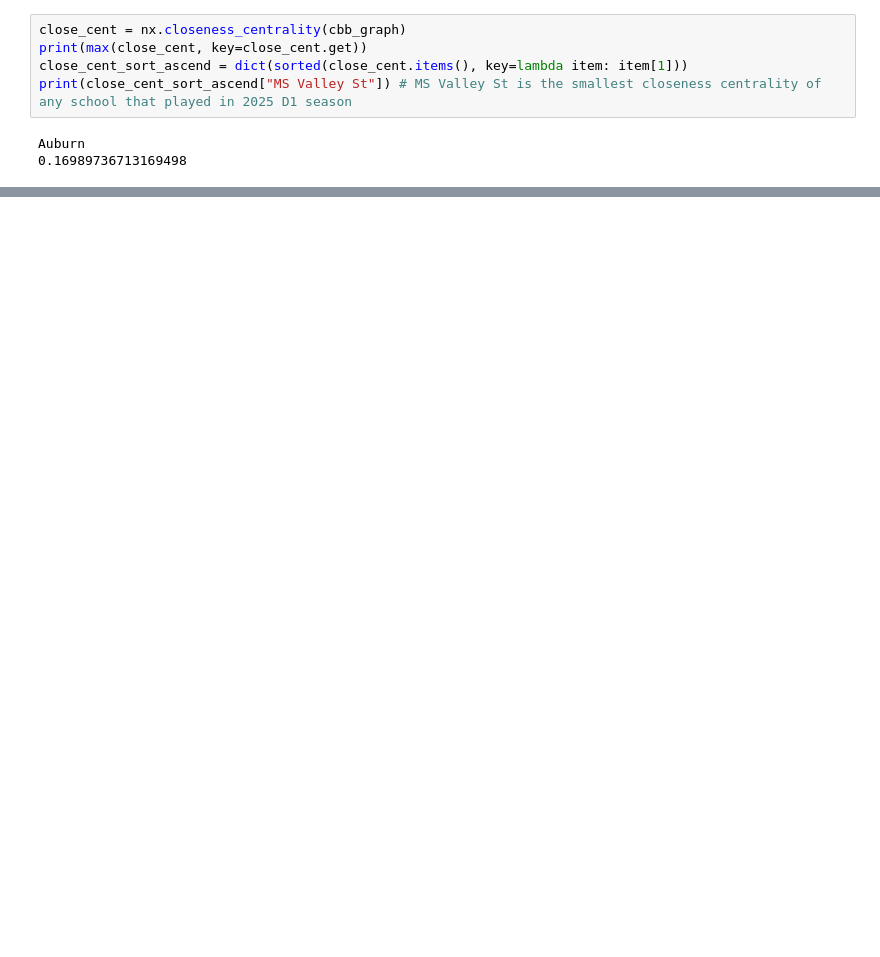
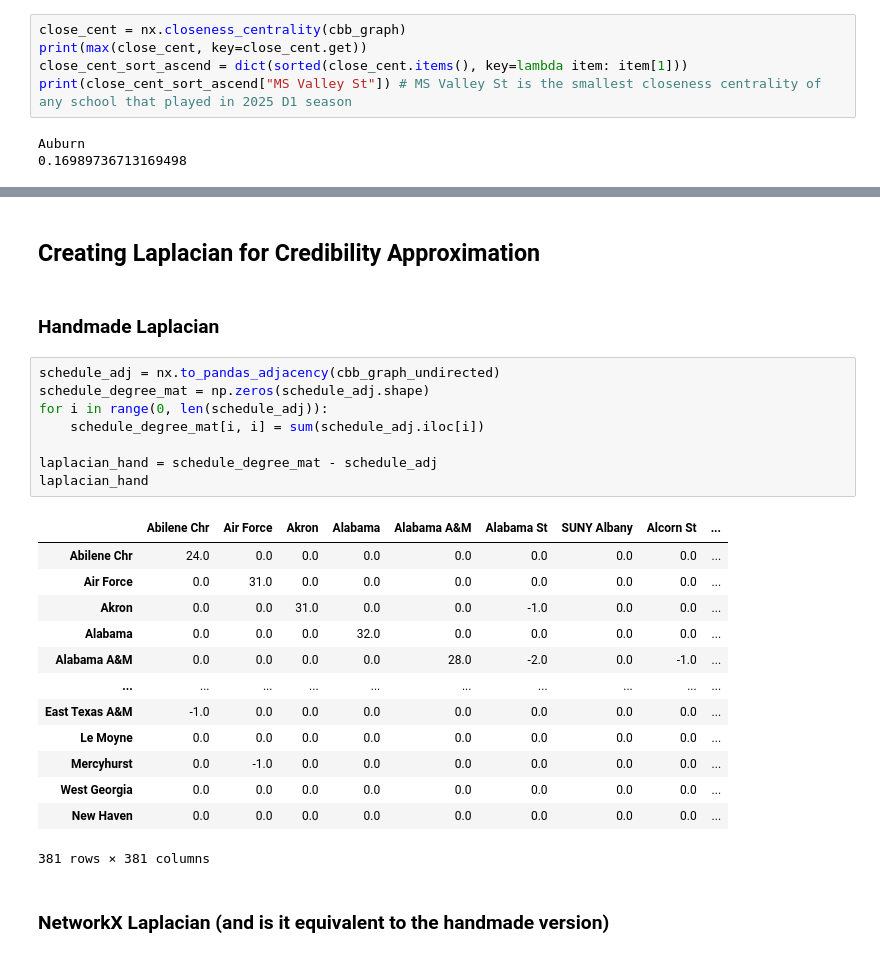
Before and after one commit to JayGode/Math-168-Final-Project, a Jupyter notebook: CBB_Network_Rankings.ipynb, the cells around one changed output, grey strips where cells are left out. Drawn from its saved outputs; the diff is of its cells as text; blank space fills up the shorter version.

```diff
--- a/CBB_Network_Rankings.ipynb
+++ b/CBB_Network_Rankings.ipynb
@@ -120,0 +143,28 @@ Wichita St
+# %% [markdown]
+## Creating Laplacian for Credibility Approximation
+# %% [markdown]
+### Handmade Laplacian
+# %%
+schedule_adj = nx.to_pandas_adjacency(cbb_graph_undirected)
+schedule_degree_mat = np.zeros(schedule_adj.shape)
+for i in range(0, len(schedule_adj)):
+    schedule_degree_mat[i, i] = sum(schedule_adj.iloc[i])
+
+laplacian_hand = schedule_degree_mat - schedule_adj
+laplacian_hand
+# %% [output]
+|  | Abilene Chr | Air Force | Akron | Alabama | Alabama A&M | Alabama St | SUNY Albany | Alcorn St | ... |
+| Abilene Chr | 24.0 | 0.0 | 0.0 | 0.0 | 0.0 | 0.0 | 0.0 | 0.0 | ... |
+| Air Force | 0.0 | 31.0 | 0.0 | 0.0 | 0.0 | 0.0 | 0.0 | 0.0 | ... |
+| Akron | 0.0 | 0.0 | 31.0 | 0.0 | 0.0 | -1.0 | 0.0 | 0.0 | ... |
+| Alabama | 0.0 | 0.0 | 0.0 | 32.0 | 0.0 | 0.0 | 0.0 | 0.0 | ... |
+| Alabama A&M | 0.0 | 0.0 | 0.0 | 0.0 | 28.0 | -2.0 | 0.0 | -1.0 | ... |
+| ... | ... | ... | ... | ... | ... | ... | ... | ... | ... |
+| East Texas A&M | -1.0 | 0.0 | 0.0 | 0.0 | 0.0 | 0.0 | 0.0 | 0.0 | ... |
+| Le Moyne | 0.0 | 0.0 | 0.0 | 0.0 | 0.0 | 0.0 | 0.0 | 0.0 | ... |
+| Mercyhurst | 0.0 | -1.0 | 0.0 | 0.0 | 0.0 | 0.0 | 0.0 | 0.0 | ... |
+| West Georgia | 0.0 | 0.0 | 0.0 | 0.0 | 0.0 | 0.0 | 0.0 | 0.0 | ... |
+| New Haven | 0.0 | 0.0 | 0.0 | 0.0 | 0.0 | 0.0 | 0.0 | 0.0 | ... |
+381 rows × 381 columns
+# %% [markdown]
+### NetworkX Laplacian (and is it equivalent to the handmade version)
```
Also changed, not shown: parts of 26 cells of this notebook.
